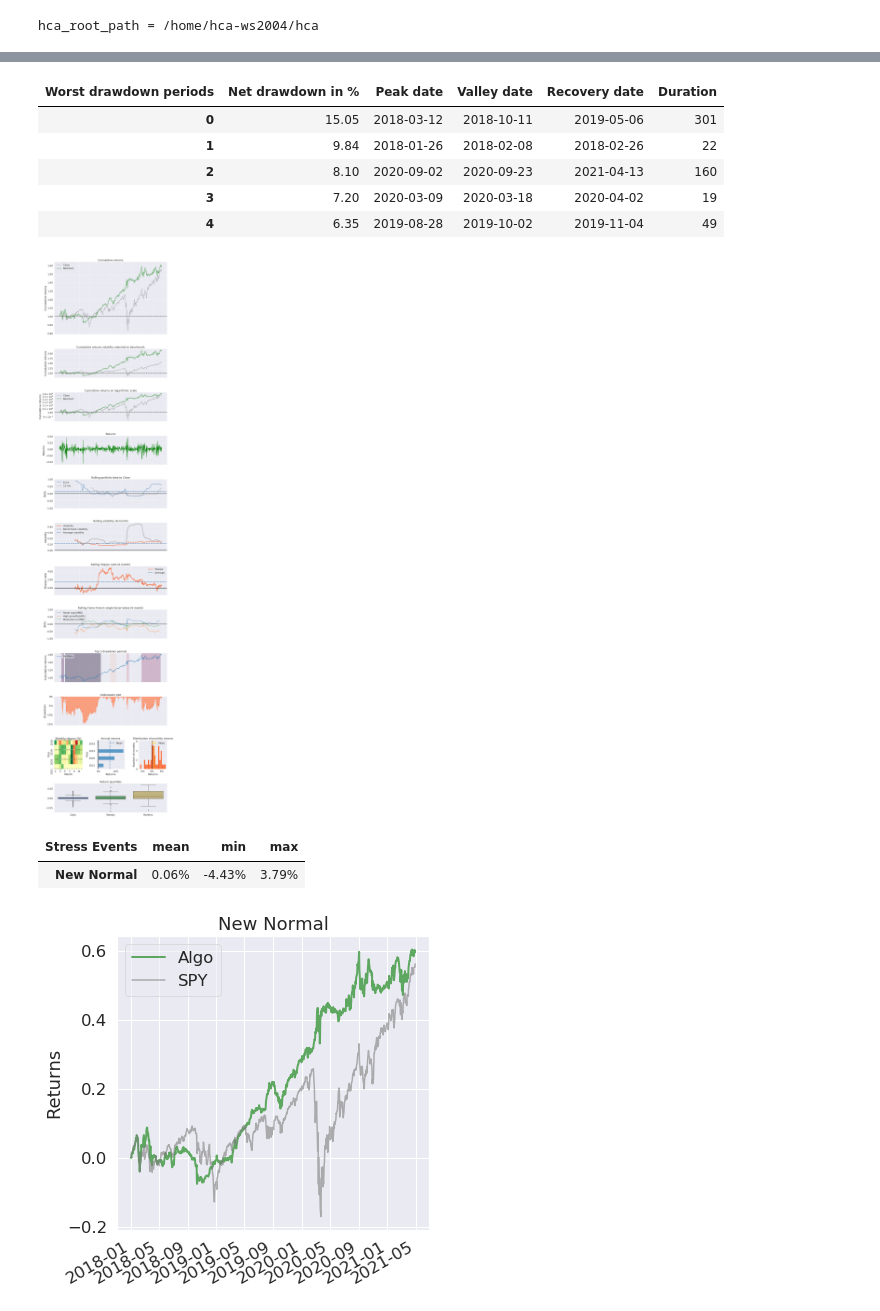
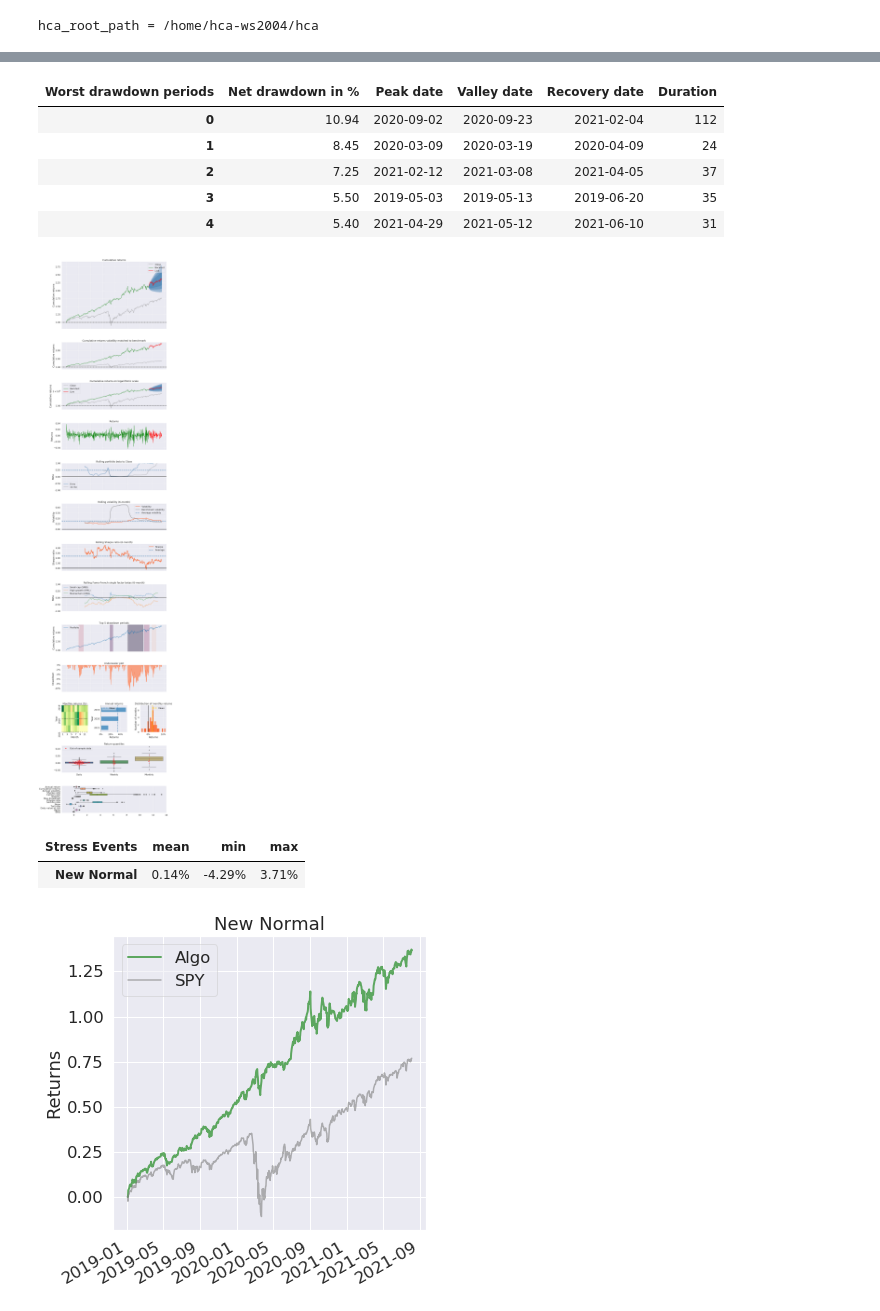
Before and after one commit to hotchilianalytics/hca-resources, a Jupyter notebook: HCA_In_and_Out/HCA_In_and_Out_tearsheet.ipynb, the cells around one changed output, grey strips where cells are left out. Drawn from its saved outputs; the diff is of its cells as text; code cells hidden in the pictures.

Commit message:
checkpoint-2.1
Fix live issues, integrate in-and-out bot, and fix fundamentals issues.

```diff
--- a/HCA_In_and_Out/HCA_In_and_Out_tearsheet.ipynb
+++ b/HCA_In_and_Out/HCA_In_and_Out_tearsheet.ipynb
@@ -42,8 +45,13 @@ hca_root_path = os.environ['HCA_ROOT']
 print(f"hca_root_path = {hca_root_path}")
 
 # Parameters for location of zipline-broker run
-nb_dir = hca_root_path + "/hca-resources/HCA_In_and_Out/"
-ans_pkl = "HCA_In_and_Out.pkl"
+#nb_dir = hca_root_path + "/hca-resources/HCA_In_and_Out/"
+nb_dir = hca_root_path + "/hca-resources/HCA_In_and_Out/HCA_In_and_Out_Bot/logs/"
+#Live  ans_pkl = "HCA_In_and_Out.pkl"
+#BackTest
+#ans_pkl = "HCA_In_and_Out_bt-gld.pkl"
+ans_pkl = "HCA_In_and_Out_Live-gld-lb95.pkl"
+
 ans_data_file = nb_dir + ans_pkl
 
 # Read in backtest results for analysis
@@ -100,9 +133,20 @@ spy_bm_ret    = benchmarks.get_benchmark_returns(symbol='SPY', first_date=sim_st
 spy_bm_ret    = spy_bm_ret[sim_start:sim_end]
 spy_bm_ret[0] = 0.0 # Normalize benchmark returns to start at 0.0.
 perf          = perf[sim_start:sim_end]
-
+live_start=perf.index[-90]
 returns, positions, transactions = pf.utils.extract_rets_pos_txn_from_zipline(perf)
-
-pf.create_full_tear_sheet(returns, positions=positions, transactions=transactions, bootstrap=None,benchmark_rets=spy_bm_ret, round_trips=True)
-#pf.create_simple_tear_sheet(returns=returns,positions=positions,transactions=transactions)
+pf.create_full_tear_sheet(
+                          returns,
+                          positions=positions,
+                          transactions=transactions,
+                          bootstrap=True,
+                          benchmark_rets=spy_bm_ret,
+                          round_trips=True,
+                          live_start_date=live_start,
+                          #live_start_date='2021-01-01',
+                          bayesian=True,
+                          risk=True
+                         )
+##orig pf.create_full_tear_sheet(returns, positions=positions, transactions=transactions, bootstrap=None,benchmark_rets=spy_bm_ret, round_trips=True)
+#pf.create_simple_tear_sheet(returns=returns,positions=positions,transactions=transactions, benchmark_rets=spy_bm_ret)
 # %% [output]
@@ -130,11 +174,11 @@ Backtest months: 39
 | Worst drawdown periods | Net drawdown in % | Peak date | Valley date | Recovery date | Duration |
-| 0 | 15.05 | 2018-03-12 | 2018-10-11 | 2019-05-06 | 301 |
-| 1 | 9.84 | 2018-01-26 | 2018-02-08 | 2018-02-26 | 22 |
-| 2 | 8.10 | 2020-09-02 | 2020-09-23 | 2021-04-13 | 160 |
-| 3 | 7.20 | 2020-03-09 | 2020-03-18 | 2020-04-02 | 19 |
-| 4 | 6.35 | 2019-08-28 | 2019-10-02 | 2019-11-04 | 49 |
+| 0 | 10.94 | 2020-09-02 | 2020-09-23 | 2021-02-04 | 112 |
+| 1 | 8.45 | 2020-03-09 | 2020-03-19 | 2020-04-09 | 24 |
+| 2 | 7.25 | 2021-02-12 | 2021-03-08 | 2021-04-05 | 37 |
+| 3 | 5.50 | 2019-05-03 | 2019-05-13 | 2019-06-20 | 35 |
+| 4 | 5.40 | 2021-04-29 | 2021-05-12 | 2021-06-10 | 31 |
-[figure, old version]
+[figure, new version]
 | Stress Events | mean | min | max |
-| New Normal | 0.06% | -4.43% | 3.79% |
+| New Normal | 0.14% | -4.29% | 3.71% |
-[figure, old version]
+[figure, new version]
 | Top 10 long positions of all time | max |
```
Also changed, not shown: parts of 8 cells of this notebook, 17 other files.
